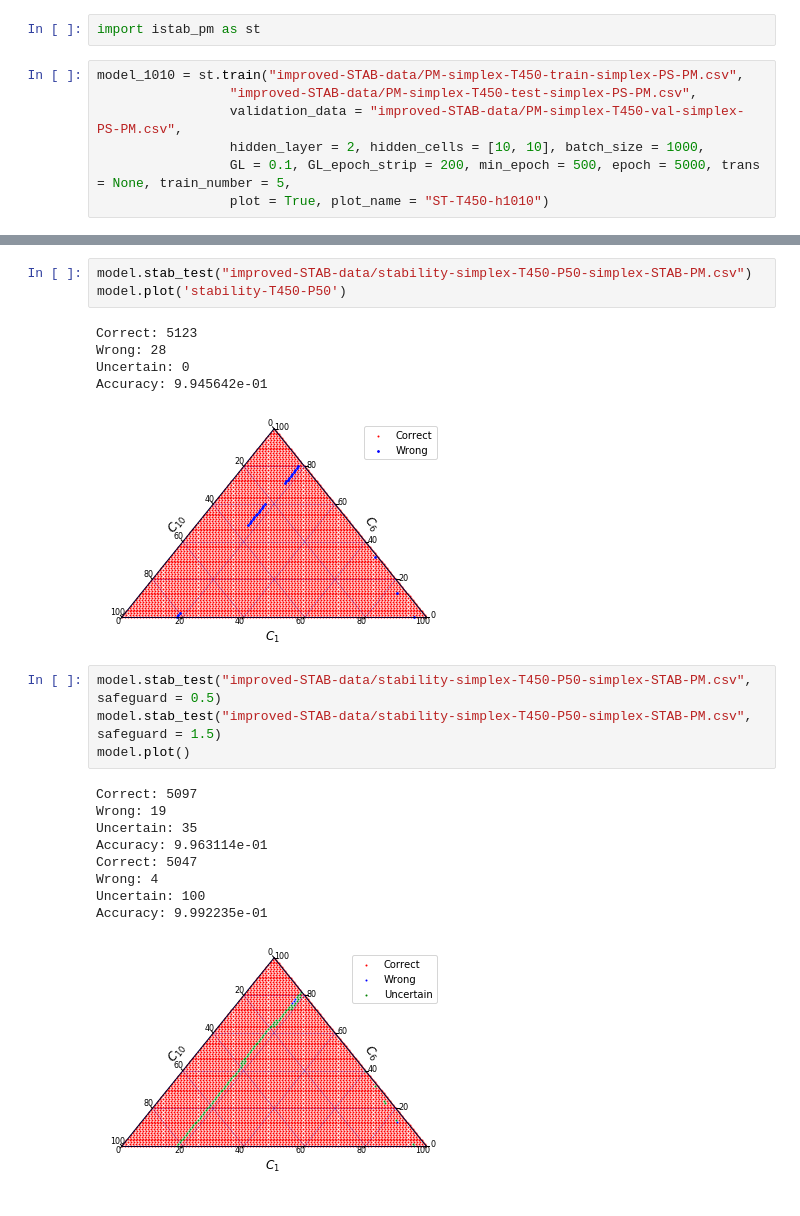
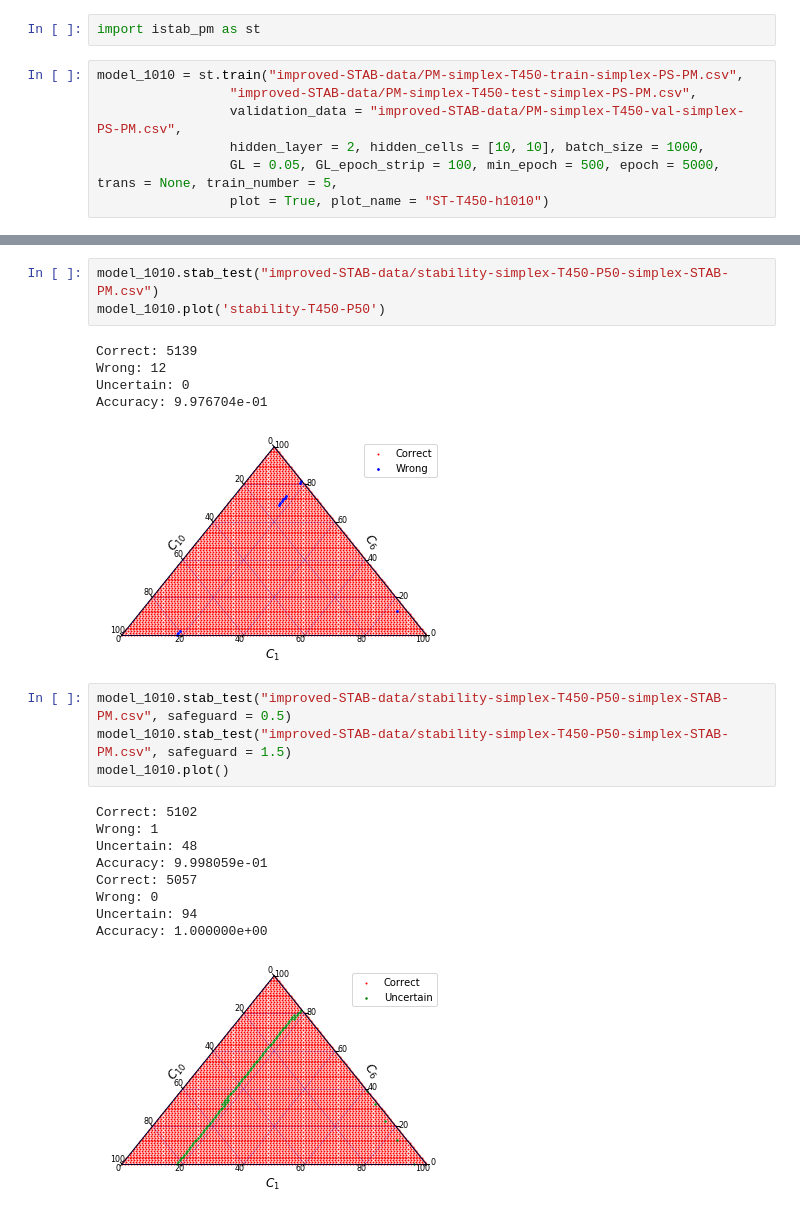
Before and after one commit to Arsennnic/ANN-FC-2.0, a Jupyter notebook: train_stab.ipynb, the cells around one changed output, grey strips where cells are left out. Saved outputs shown, nothing was run; the diff lists cells and outputs as text.

```diff
--- a/train_stab.ipynb
+++ b/train_stab.ipynb
@@ -5,7 +5,7 @@ model_1010 = st.train("improved-STAB-data/PM-simplex-T450-train-simplex-PS-PM.cs
                  "improved-STAB-data/PM-simplex-T450-test-simplex-PS-PM.csv",
                  validation_data = "improved-STAB-data/PM-simplex-T450-val-simplex-PS-PM.csv",
                  hidden_layer = 2, hidden_cells = [10, 10], batch_size = 1000,
-                 GL = 0.1, GL_epoch_strip = 200, min_epoch = 500, epoch = 5000, trans = None, train_number = 5,
+                 GL = 0.05, GL_epoch_strip = 100, min_epoch = 500, epoch = 5000, trans = None, train_number = 5,
                  plot = True, plot_name = "ST-T450-h1010")
 # %% [output]
 *** Number of training examples: 9870
@@ -509,24 +376,24 @@ Accuracy: 9.994176e-01
 # %%
-model.stab_test("improved-STAB-data/stability-simplex-T450-P50-simplex-STAB-PM.csv")
-model.plot('stability-T450-P50')
+model_1010.stab_test("improved-STAB-data/stability-simplex-T450-P50-simplex-STAB-PM.csv")
+model_1010.plot('stability-T450-P50')
 # %% [output]
-Correct: 5123
-Wrong: 28
+Correct: 5139
+Wrong: 12
 Uncertain: 0
-Accuracy: 9.945642e-01
+Accuracy: 9.976704e-01
-[figure, old version]
+[figure, new version]
 # %%
-model.stab_test("improved-STAB-data/stability-simplex-T450-P50-simplex-STAB-PM.csv", safeguard = 0.5)
-model.stab_test("improved-STAB-data/stability-simplex-T450-P50-simplex-STAB-PM.csv", safeguard = 1.5)
-model.plot()
+model_1010.stab_test("improved-STAB-data/stability-simplex-T450-P50-simplex-STAB-PM.csv", safeguard = 0.5)
+model_1010.stab_test("improved-STAB-data/stability-simplex-T450-P50-simplex-STAB-PM.csv", safeguard = 1.5)
+model_1010.plot()
 # %% [output]
-Correct: 5097
-Wrong: 19
-Uncertain: 35
-Accuracy: 9.963114e-01
-Correct: 5047
-Wrong: 4
-Uncertain: 100
-Accuracy: 9.992235e-01
+Correct: 5102
+Wrong: 1
+Uncertain: 48
+Accuracy: 9.998059e-01
+Correct: 5057
+Wrong: 0
+Uncertain: 94
+Accuracy: 1.000000e+00
-[figure, old version]
+[figure, new version]
 # %%
```
Also changed, not shown: parts of 24 cells of this notebook, 5 other files.
